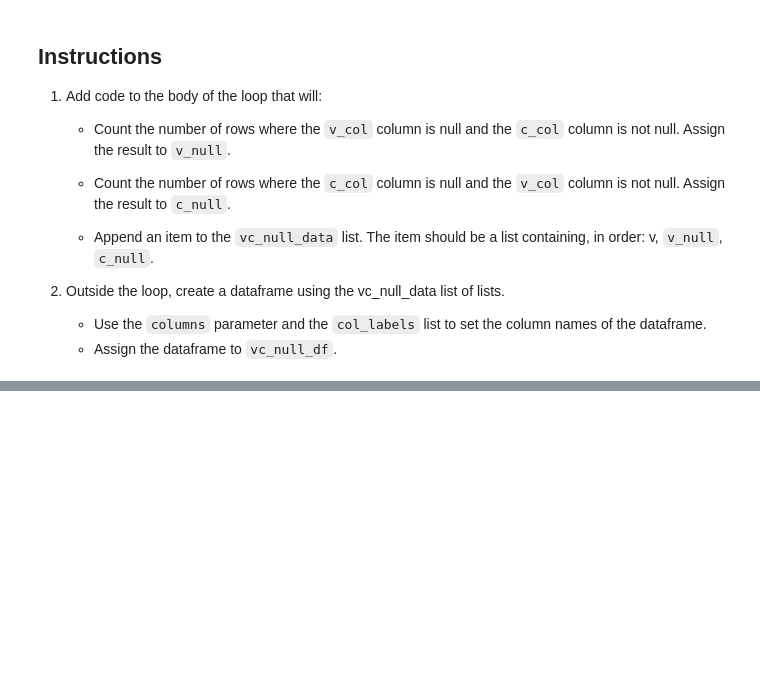
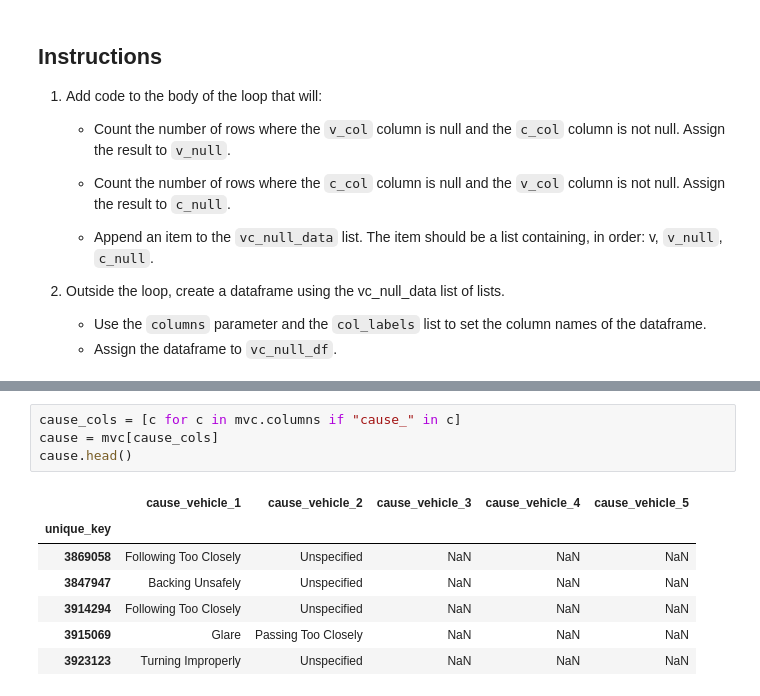
Before and after one commit to TomazFilgueira/Dq_Datascientist, a Jupyter notebook: 04_Data_Cleaning/04_2_Advanced_data_cleaning/4_Working_with_missing_data.ipynb, the cells around one changed output, grey strips where cells are left out. Cells and saved outputs as stored; diff of their text form; blank space fills up the shorter version.

```diff
--- a/04_Data_Cleaning/04_2_Advanced_data_cleaning/4_Working_with_missing_data.ipynb
+++ b/04_Data_Cleaning/04_2_Advanced_data_cleaning/4_Working_with_missing_data.ipynb
@@ -420,0 +468,12 @@ Let's explore the variations in missing values from these five pairs of columns.
+# %%
+cause_cols = [c for c in mvc.columns if "cause_" in c]
+cause = mvc[cause_cols]
+cause.head()
+# %% [output]
+|  | cause_vehicle_1 | cause_vehicle_2 | cause_vehicle_3 | cause_vehicle_4 | cause_vehicle_5 |
+| unique_key |  |  |  |  |  |
+| 3869058 | Following Too Closely | Unspecified | NaN | NaN | NaN |
+| 3847947 | Backing Unsafely | Unspecified | NaN | NaN | NaN |
+| 3914294 | Following Too Closely | Unspecified | NaN | NaN | NaN |
+| 3915069 | Glare | Passing Too Closely | NaN | NaN | NaN |
+| 3923123 | Turning Improperly | Unspecified | NaN | NaN | NaN |
```
Also changed, not shown: parts of 7 cells of this notebook.
